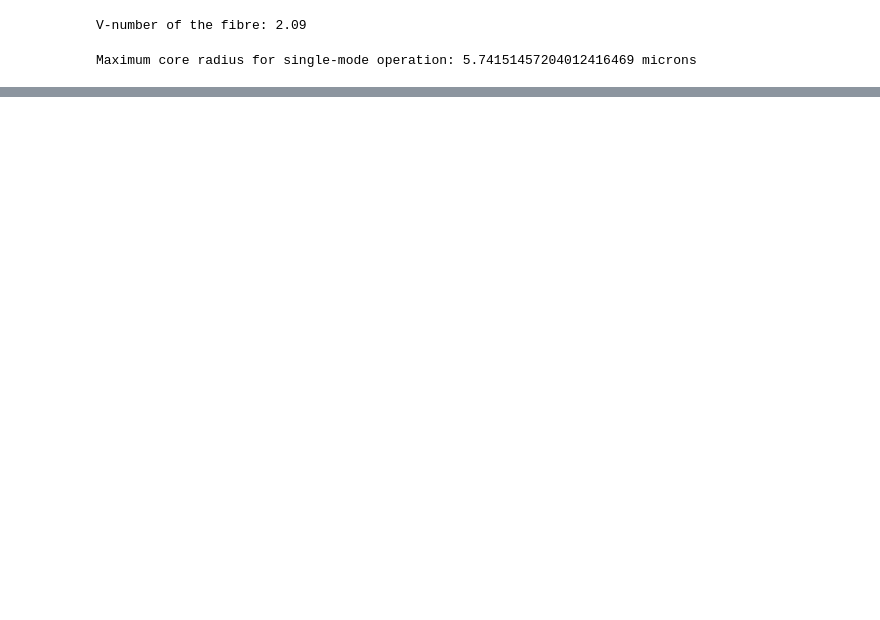
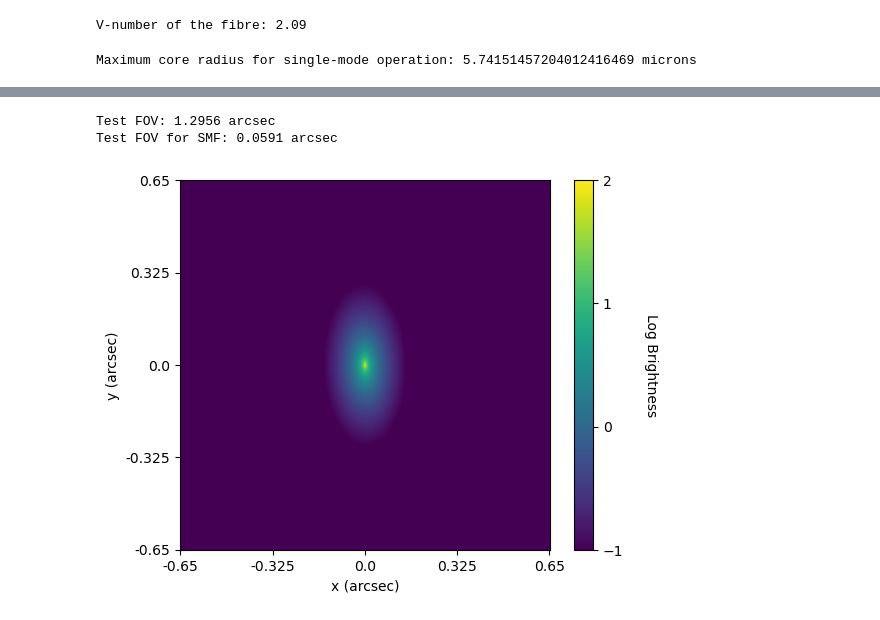
Before and after one commit to TongyueLiu/OH-Suppression-MRes-Project, a Jupyter notebook: notebooks/surface_brightness_profiles/GOODS12965_z_1_galaxy.ipynb, the cells around one changed output, grey strips where cells are left out. Cells and saved outputs as stored; diff of their text form; code cells hidden in the pictures; blank space fills up the shorter version.

Commit message:
1st result eta_galaxy

```diff
--- a/notebooks/surface_brightness_profiles/GOODS12965_z_1_galaxy.ipynb
+++ b/notebooks/surface_brightness_profiles/GOODS12965_z_1_galaxy.ipynb
@@ -492,0 +510,7 @@ lam0 = 1.5e-6 # wavelength of beam in vacuum
+# %%
+n_sersic = 3.335 # sersic index, n>0.36
+Re_arcsec = 0.101 # half light radius in arcseconds
+q_param = 0.514 # projected axis ratio of the galaxy, b/a, where b is the semi-minor axis and a is the semi-major axis. This is used to calculate the effective radius in the direction of the fibre input plane.
+# PA = 0 # assumed to be 0 for simplicity, but can be adjusted based on the orientation of the galaxy in the sky.
+PA_deg = -88.7
+ellip = 1 - q_param # ellipticity of the galaxy, defined as 1 - (b/a)
@@ -492,0 +583,41 @@ lam0 = 1.5e-6 # wavelength of beam in vacuum
+# %%
+FOV_test = plate_scale_demag * 2 * r_max
+FOV_test_smf = plate_scale_demag * 2 * 5.7e-6
+print(f"Test FOV: {FOV_test:.4f} arcsec")
+print(f"Test FOV for SMF: {FOV_test_smf:.4f} arcsec")
+# %% [output]
+Test FOV: 1.2956 arcsec
+Test FOV for SMF: 0.0591 arcsec
+# %%
+# Angular grid for the Sersic profile, in radians
+
+# angular_extent = 0.5 # arcsec (I should probably find the FOV of a 125e-6m light bucket)
+angular_extent = 1.30/2 # arcsec, which is half of the FOV of a 125e-6m light bucket at the Coudé focus, based on the plate scale calculated above.
+
+x_arcsec_1d = np.linspace(-angular_extent, angular_extent, n_grid)
+y_arcsec_1d = np.linspace(-angular_extent, angular_extent, n_grid)
+
+x_arcsec, y_arcsec = np.meshgrid(x_arcsec_1d, y_arcsec_1d)
+# %%
+model_cent = Sersic2D(amplitude=1, r_eff = Re_arcsec, n = n_sersic, x_0=0, y_0=0, ellip=ellip, theta=np.radians(PA_deg))
+
+# img is a numpy array of the Sersic profile evaluated at each point in the 2D grid defined by x_arcsec and y_arcsec.
+img = model_cent(x_arcsec, y_arcsec)
+log_img = np.log10(img)
+
+fig, ax = plt.subplots()
+im = ax.imshow(log_img, origin='lower', interpolation='nearest',
+               vmin=-1, vmax=2)
+cbar = fig.colorbar(im, ax=ax)
+cbar.set_label('Log Brightness', rotation=270, labelpad=25)
+# Set ticks in arcseconds for the x and y axes
+ax.set_xticks(np.linspace(0, n_grid-1, 5))
+ax.set_xticklabels(np.round(np.linspace(-angular_extent, angular_extent, 5), 3))
+ax.set_yticks(np.linspace(0, n_grid-1, 5))
+ax.set_yticklabels(np.round(np.linspace(-angular_extent, angular_extent, 5), 3))
+cbar.set_ticks([-1, 0, 1, 2])
+plt.xlabel('x (arcsec)')
+plt.ylabel('y (arcsec)')
+plt.show()
+# %% [output]
+[figure, added]
```
Also changed, not shown: parts of 36 cells of this notebook.
